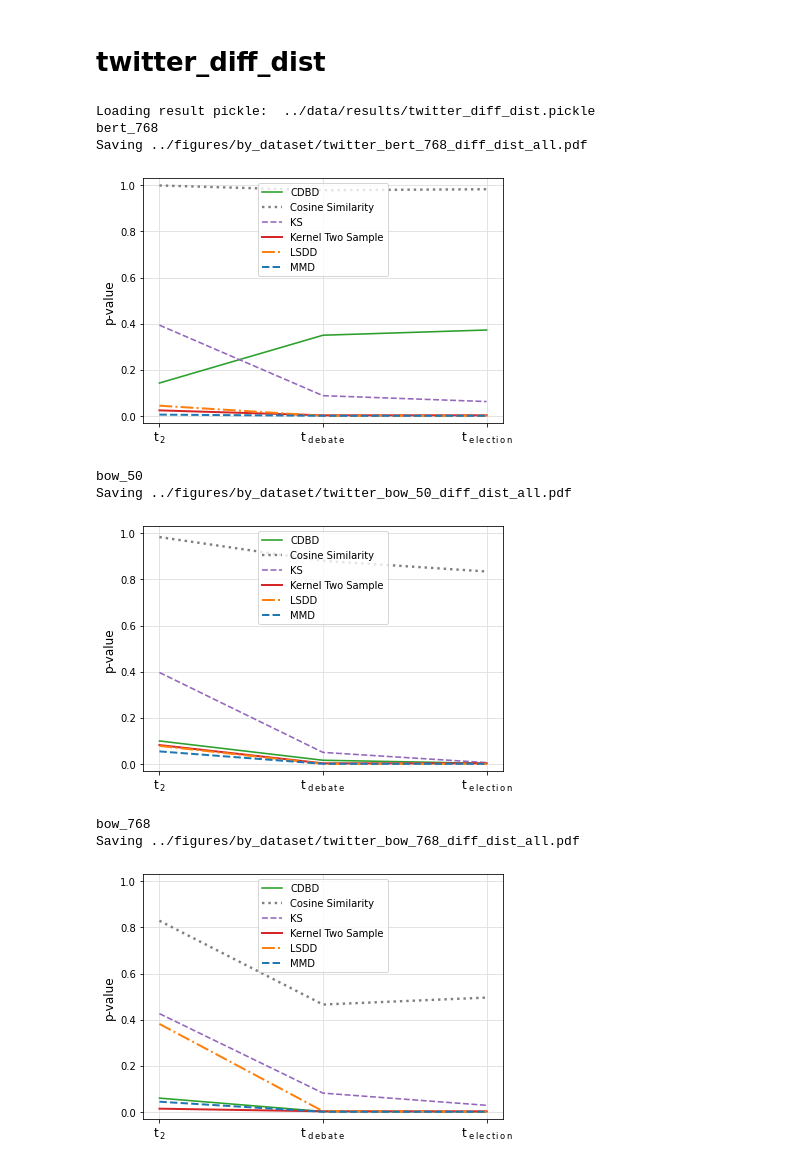
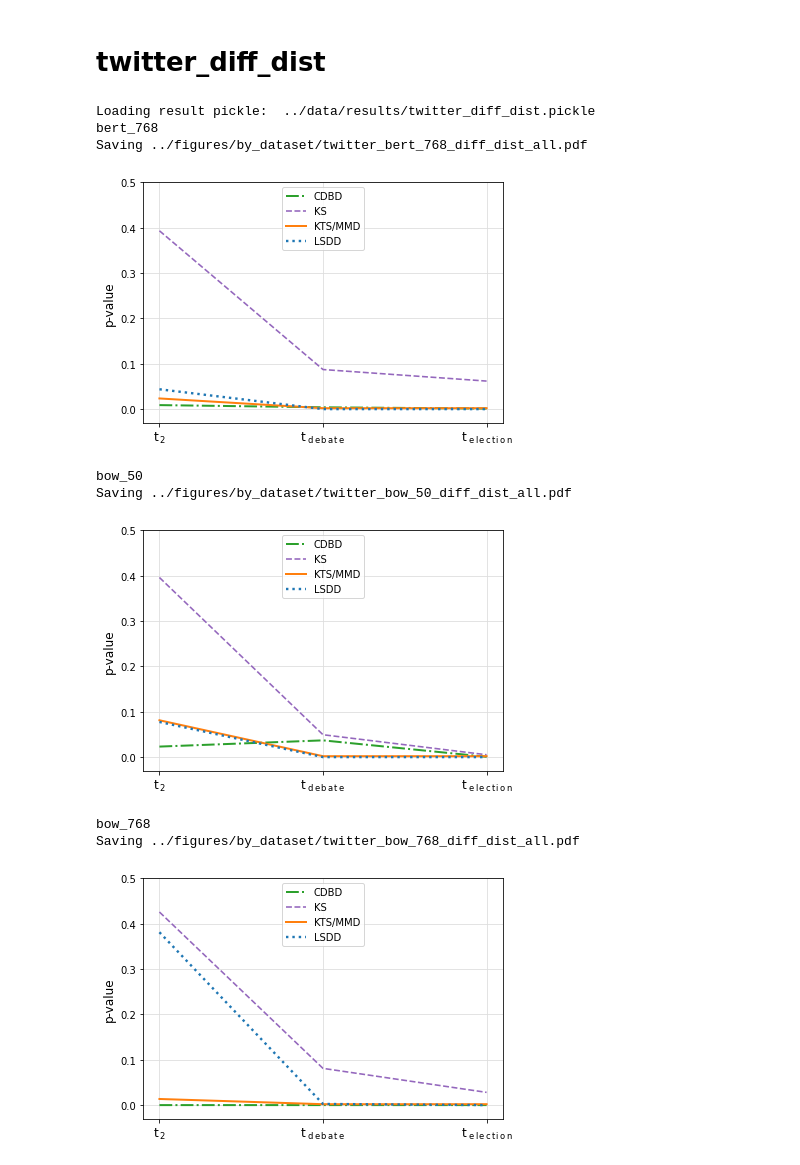
Before and after one commit to EML4U/Drift-detector-comparison, a Jupyter notebook: evaluation/plots-twitter.ipynb, the cells around one changed output. Cells and saved outputs as stored; diff of their text form; code cells hidden in the pictures.

Commit message:
figures new cdbd results

```diff
--- a/evaluation/plots-twitter.ipynb
+++ b/evaluation/plots-twitter.ipynb
@@ -61,7 +61,7 @@ def get_label(detector_name):
     mappings = {
         "cdbd" : "CDBD",
         "csdd" : "Cosine Similarity",
-        "kts" : "Kernel Two Sample",
+        "kts" : "KTS/MMD", # "Kernel Two Sample",
         "aks" : "KS",
         "lsdd" : "LSDD",
         "ammd" : "MMD",
@@ -85,15 +85,15 @@ def get_plot_config(detector_label, config={}):
     linewidth_thicker = 2 #1.6
     linewidth_thick = 2.4 #2
     if(detector_label == "CDBD"):
-        config.update(color='tab:green',  linestyle='-',  linewidth=linewidth)
+        config.update(color='tab:green',  linestyle='-.',  linewidth=linewidth_thicker)  # formerly color='tab:green',  linestyle='-',  linewidth=linewidth
     elif(detector_label == "Cosine Similarity"):
         config.update(color='tab:gray',   linestyle=':',  linewidth=linewidth_thick)
-    elif(detector_label == "Kernel Two Sample"): # CLOSE ONE
-        config.update(color='tab:red',    linestyle='-',  linewidth=linewidth_thicker)
+    elif(detector_label == "KTS/MMD"): # CLOSE ONE  # formerly "Kernel Two Sample"
+        config.update(color='tab:orange',    linestyle='-',  linewidth=linewidth_thicker)  # formerly color='tab:red',    linestyle='-',  linewidth=linewidth_thicker
     elif(detector_label == "KS"):
         config.update(color='tab:purple', linestyle='--', linewidth=linewidth)
     elif(detector_label == "LSDD"): # CLOSE ONE
-        config.update(color='tab:orange', linestyle='-.', linewidth=linewidth_thicker)
+        config.update(color='tab:blue', linestyle=':', linewidth=linewidth_thick)  # formerly color='tab:orange', linestyle='-.', linewidth=linewidth_thicker
     elif(detector_label == "MMD"): # CLOSE ONE
         config.update(color='tab:blue',   linestyle='--', linewidth=linewidth_thicker)
     else: # Not used in default cases
@@ -158,32 +158,36 @@ except NameError:
 # %%
 # load results if not existing
 try:
     results
 except NameError:
     print('Loading result pickle: ', result_pickle)
     with open(result_pickle, 'rb') as handle:
         (results_124, results_192, results_480) = pickle.load(handle)
 
 # plot
 data = {}
 for mode in modes:
     print(mode)
     data[mode] = {}
     for detector in detectors:
+
+        if(detector == "csdd" or detector == "ammd"): # Remove CosSim and MMD
+            continue
+
         data[mode][detector] = [np.mean(r[mode][detector]['predictions']) for r in (results_124, results_192, results_480)]
 
     #if(mode == "bow_768"):
     #    plot_diff_dist(data[mode], pdf_filename="../figures/by_dataset/twitter_" + mode + "_diff_dist_all.pdf", legend_loc="upper right")
     #else:
-    plot_diff_dist(data[mode], pdf_filename="../figures/by_dataset/twitter_" + mode + "_diff_dist_all.pdf")
+    plot_diff_dist(data[mode], pdf_filename="../figures/by_dataset/twitter_" + mode + "_diff_dist_all.pdf", ylim_top=0.5)
 # %% [output]
 Loading result pickle:  ../data/results/twitter_diff_dist.pickle
 bert_768
 Saving ../figures/by_dataset/twitter_bert_768_diff_dist_all.pdf
-[figure, old version]
+[figure, new version]
 bow_50
 Saving ../figures/by_dataset/twitter_bow_50_diff_dist_all.pdf
-[figure, old version]
+[figure, new version]
 bow_768
 Saving ../figures/by_dataset/twitter_bow_768_diff_dist_all.pdf
-[figure, old version]
+[figure, new version]
```
Also changed, not shown: 11 other files.
